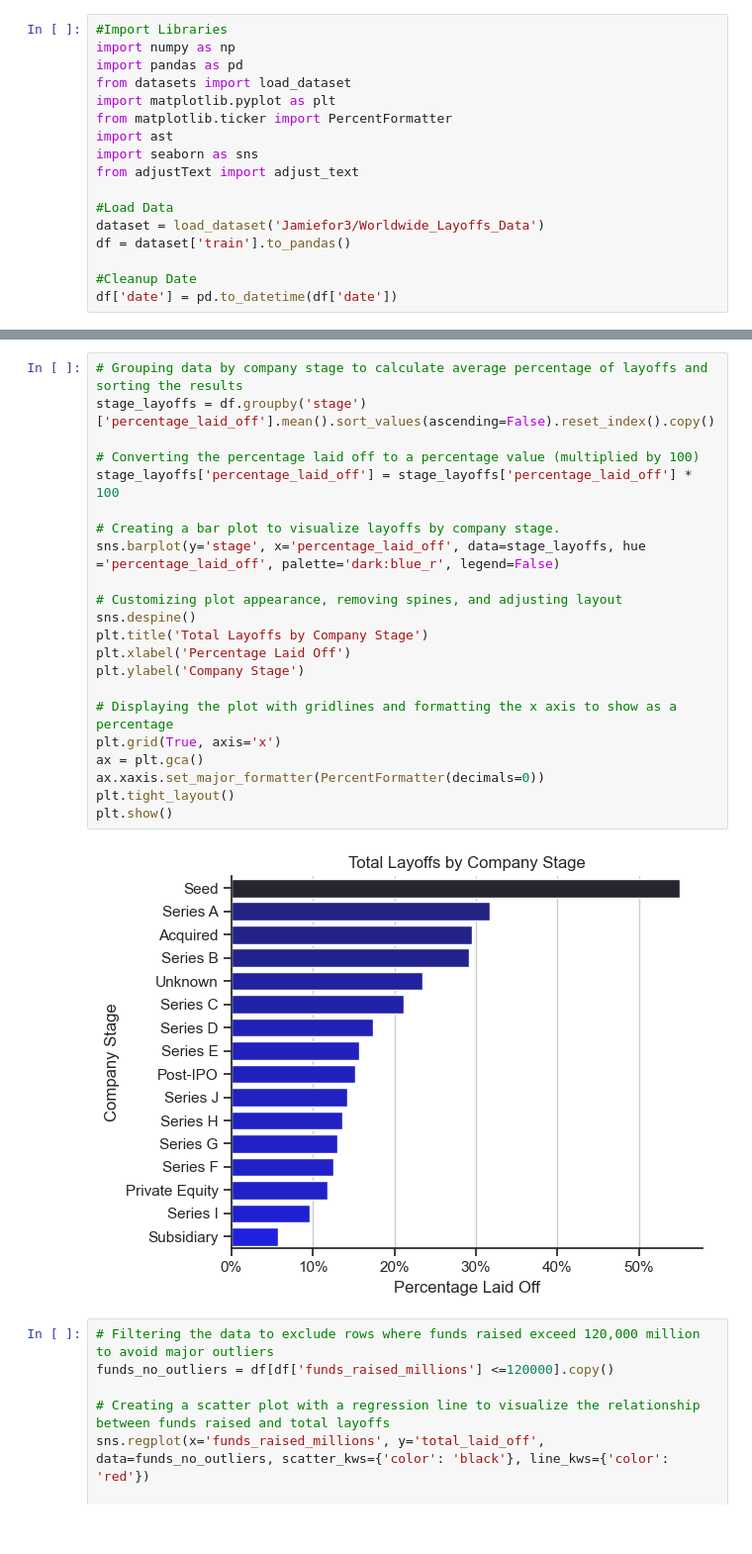
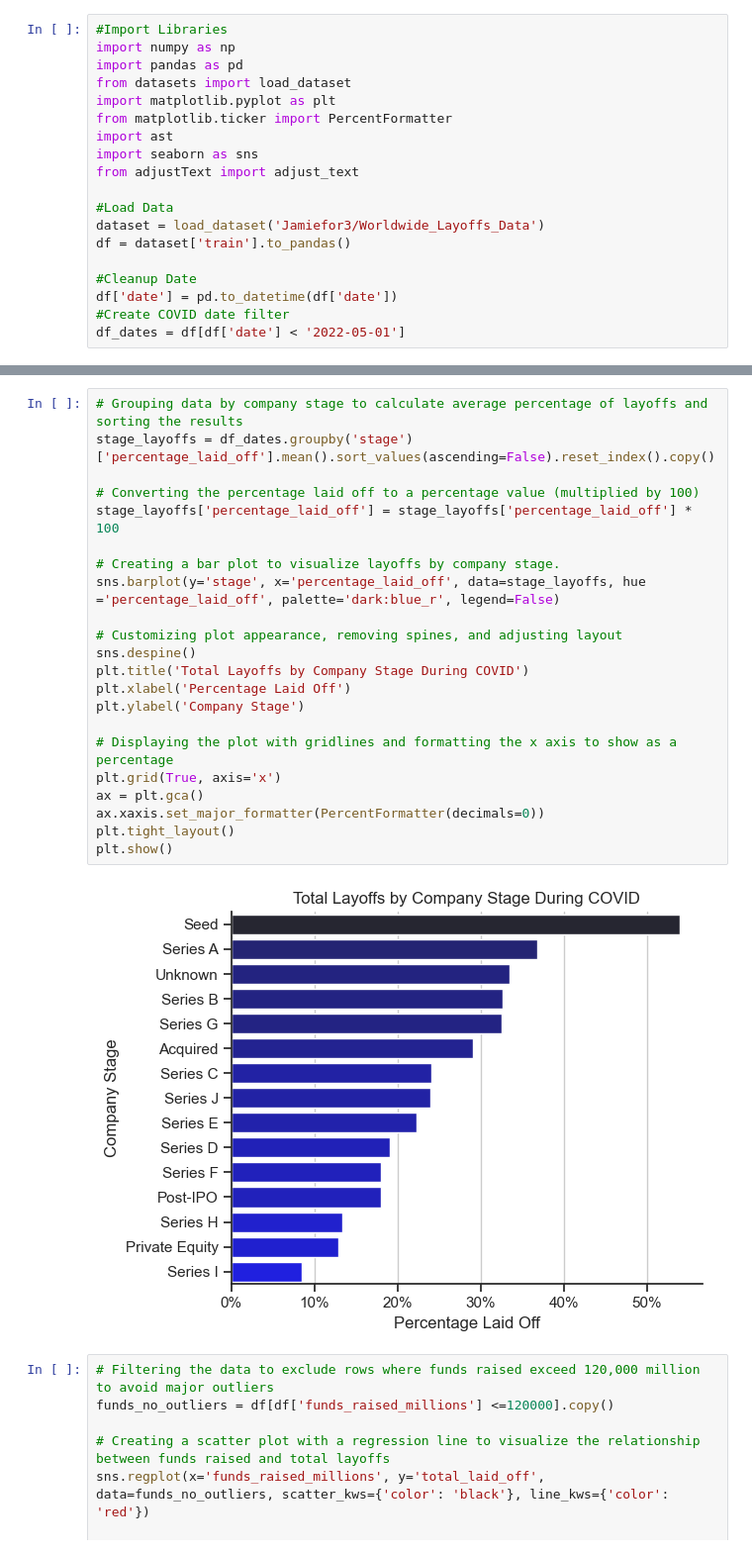
Before and after one commit to jamiefor3/Worldwide_Layoffs_Project, a Jupyter notebook: Layoff_Analysis/Layoff_Analysis.ipynb, the cells around one changed output, grey strips where cells are left out. Shown at 99% size. Drawn from its saved outputs; the diff is of its cells as text.

```diff
--- a/Layoff_Analysis/Layoff_Analysis.ipynb
+++ b/Layoff_Analysis/Layoff_Analysis.ipynb
@@ -15,5 +15,7 @@ df = dataset['train'].to_pandas()
 
 #Cleanup Date
 df['date'] = pd.to_datetime(df['date'])
+#Create COVID date filter
+df_dates = df[df['date'] < '2022-05-01']
 # %%
 # Grouping data by industry to calculate total layoffs and sorting the results
@@ -39,27 +41,27 @@ plt.show()
 # %%
 # Grouping data by company stage to calculate average percentage of layoffs and sorting the results
-stage_layoffs = df.groupby('stage')['percentage_laid_off'].mean().sort_values(ascending=False).reset_index().copy()
+stage_layoffs = df_dates.groupby('stage')['percentage_laid_off'].mean().sort_values(ascending=False).reset_index().copy()
 
 # Converting the percentage laid off to a percentage value (multiplied by 100)
 stage_layoffs['percentage_laid_off'] = stage_layoffs['percentage_laid_off'] * 100
 
 # Creating a bar plot to visualize layoffs by company stage.
 sns.barplot(y='stage', x='percentage_laid_off', data=stage_layoffs, hue ='percentage_laid_off', palette='dark:blue_r', legend=False)
 
 # Customizing plot appearance, removing spines, and adjusting layout
 sns.despine()
-plt.title('Total Layoffs by Company Stage')
+plt.title('Total Layoffs by Company Stage During COVID')
 plt.xlabel('Percentage Laid Off')
 plt.ylabel('Company Stage')
 
 # Displaying the plot with gridlines and formatting the x axis to show as a percentage
 plt.grid(True, axis='x')
 ax = plt.gca()
 ax.xaxis.set_major_formatter(PercentFormatter(decimals=0))
 plt.tight_layout()
 plt.show()
 # %% [output]
-[figure, old version]
+[figure, new version]
 # %%
 # Filtering the data to exclude rows where funds raised exceed 120,000 million to avoid major outliers
 funds_no_outliers = df[df['funds_raised_millions'] <=120000].copy()
```
Also changed, not shown: parts of 2 cells of this notebook, 7 other files.
